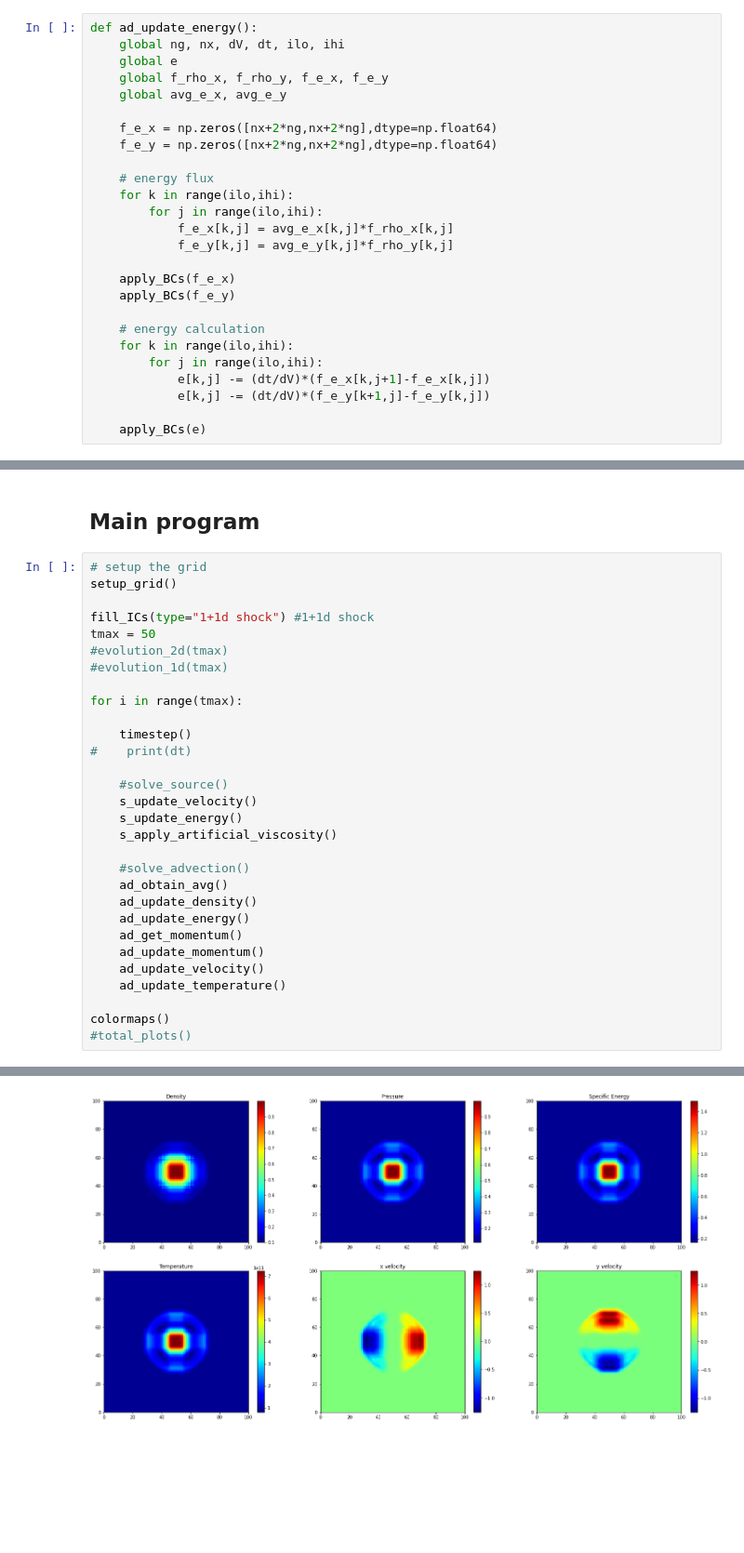
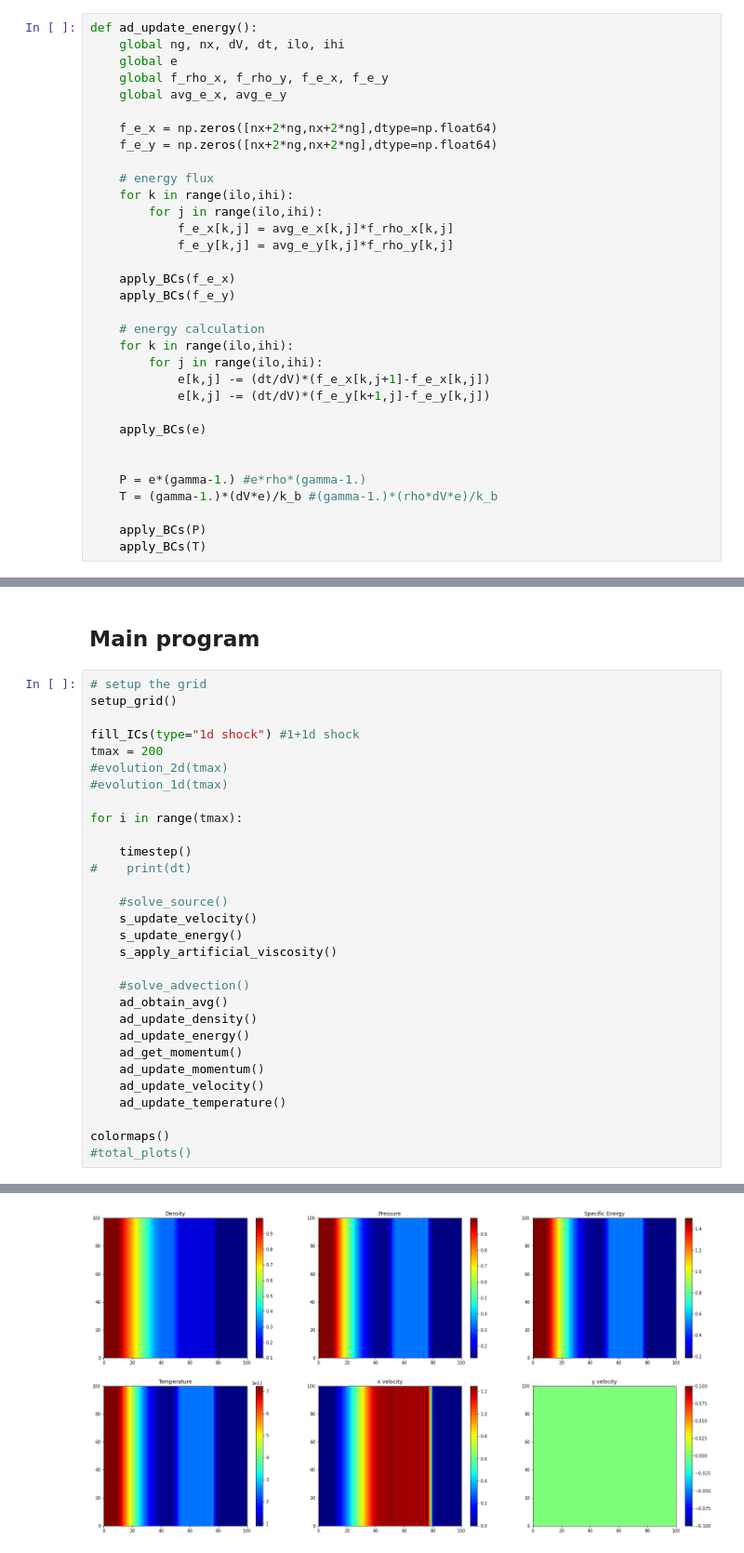
Before and after one commit to changhyun-cho/astrophysics, a Jupyter notebook: hydrodynamics/Testing 2D Hydrocode.ipynb, the cells around one changed output, grey strips where cells are left out. Shown at 93% size. Drawn from its saved outputs; the diff is of its cells as text; blank space fills up the shorter version.

```diff
--- a/hydrodynamics/Testing 2D Hydrocode.ipynb
+++ b/hydrodynamics/Testing 2D Hydrocode.ipynb
@@ -489,6 +500,13 @@ def ad_update_energy():
             e[k,j] -= (dt/dV)*(f_e_y[k+1,j]-f_e_y[k,j])
 
     apply_BCs(e)
+
+
+    P = e*(gamma-1.) #e*rho*(gamma-1.)
+    T = (gamma-1.)*(dV*e)/k_b #(gamma-1.)*(rho*dV*e)/k_b
+
+    apply_BCs(P)
+    apply_BCs(T)
 # %%
 def ad_get_momentum():
     global ng, nx, ilo, ihi
@@ -635,8 +653,8 @@ def evolution_1d(tmax):
 # setup the grid
 setup_grid()
 
-fill_ICs(type="1+1d shock") #1+1d shock
-tmax = 50
+fill_ICs(type="1d shock") #1+1d shock
+tmax = 200
 #evolution_2d(tmax)
 #evolution_1d(tmax)
 
@@ -666,4 +684,4 @@ colormaps()
-[figure, old version]
+[figure, new version]
 # %%
 total_plots()
 # %% [output]
```
Also changed, not shown: parts of 3 cells of this notebook.
